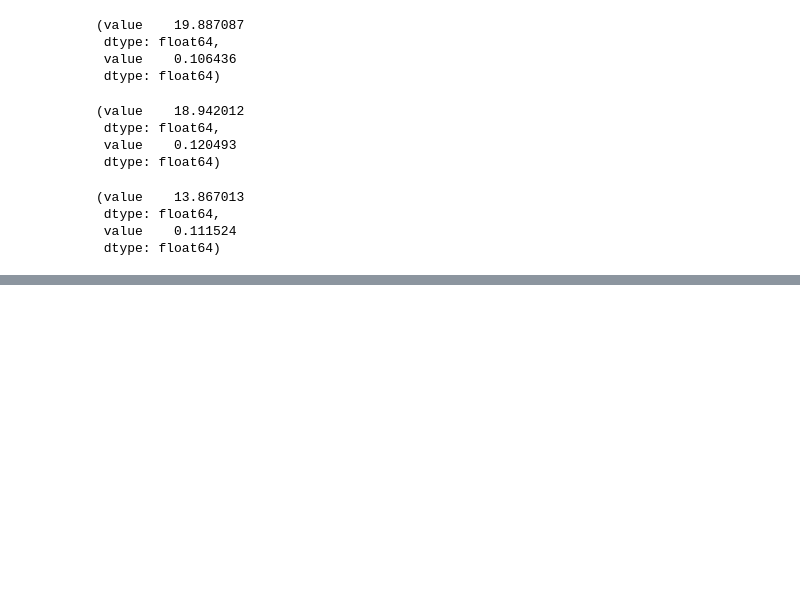
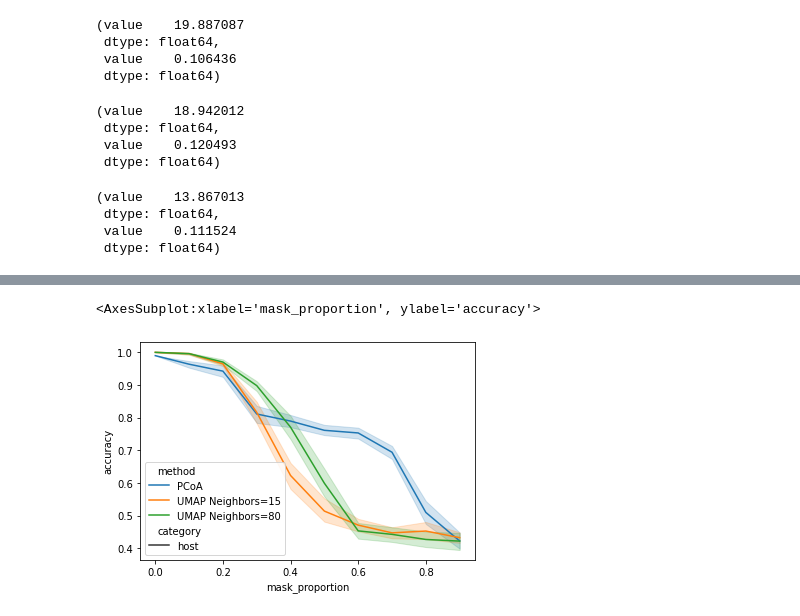
Before and after one commit to knightlab-analyses/umap-microbiome-benchmarking, a Jupyter notebook: notebooks/real-data-keyboard-benchmark.ipynb, the cells around one changed output, grey strips where cells are left out. Saved outputs shown, nothing was run; the diff lists cells and outputs as text; code cells hidden in the pictures; blank space fills up the shorter version.

```diff
--- a/notebooks/real-data-keyboard-benchmark.ipynb
+++ b/notebooks/real-data-keyboard-benchmark.ipynb
@@ -348,0 +434,13 @@ pd.DataFrame(model_statistics).rename({
+# %%
+repeat_results = dict()
+
+for i, (prep, emb) in enumerate(product(aitchison_prep_tables,
+                                repeat_embedding_methods)):
+    metric = prep['metric']
+    method = emb['method']
+    name = prep['name']
+    prepped_table = prep['pipeline'].fit_transform(table)
+    transformer = emb['pipeline'](metric=metric)
+    embedding = transformer.fit_transform(prepped_table)
+    result = emb.get('postprocess', lambda x: x)(embedding)
+    repeat_results[(i, name, method)] = {'ordination': result}
@@ -348,0 +730,11 @@ pd.DataFrame(model_statistics).rename({
+# %%
+sns.lineplot(
+    x='mask_proportion',
+    y='accuracy',
+    hue='method',
+    style='category',
+    data=mask_full_results.loc[mask_full_results['category'] == 'host'],
+)
+# %% [output]
+<AxesSubplot:xlabel='mask_proportion', ylabel='accuracy'>
+[figure, added]
```
Also changed, not shown: parts of 20 cells of this notebook, 2 other files.
